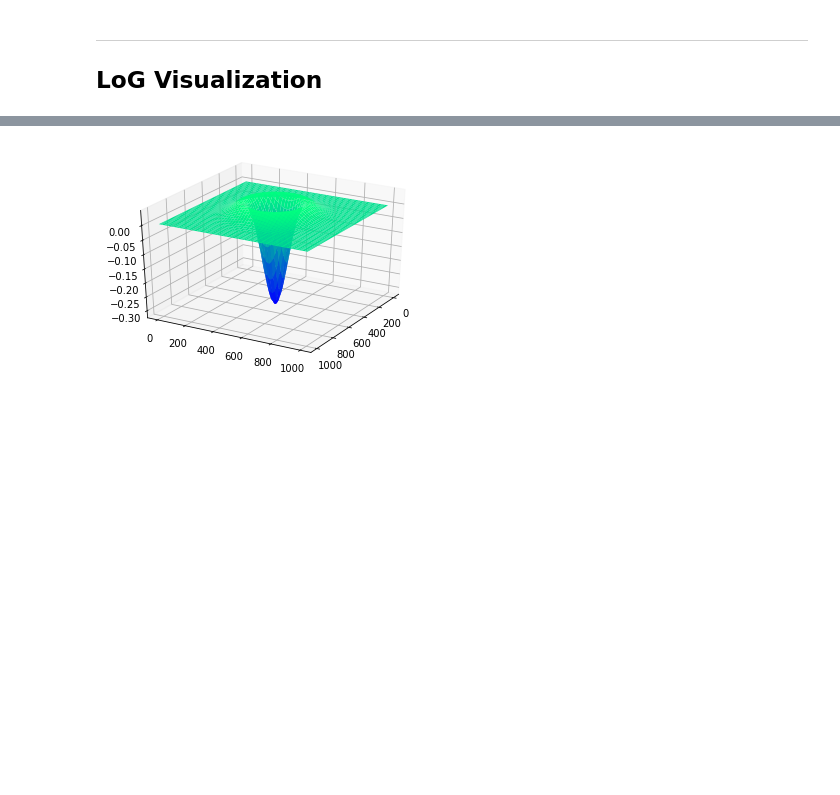
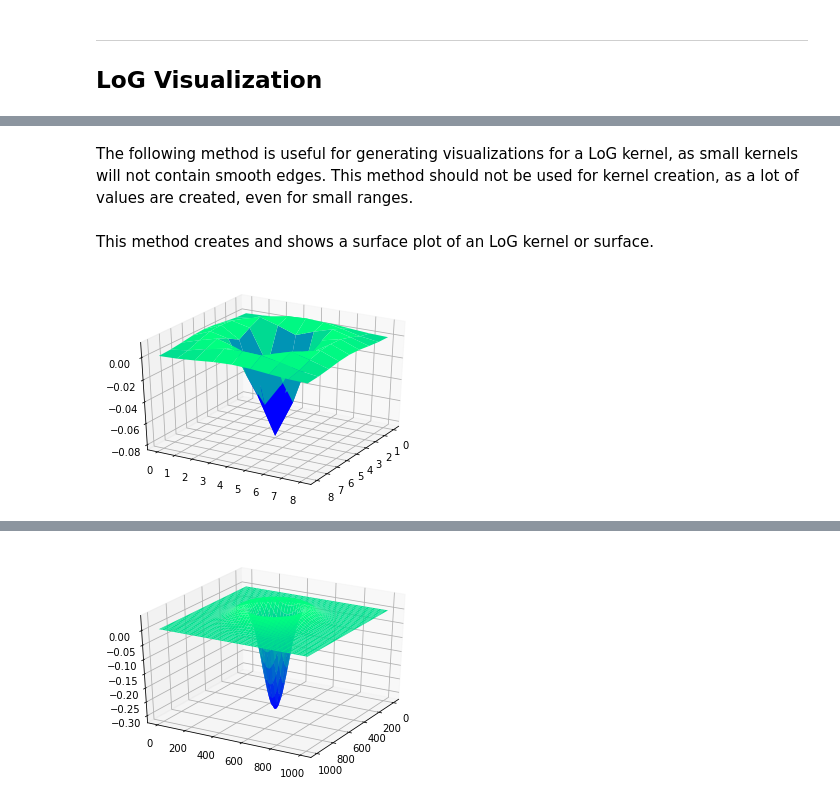
Before and after one commit to EthanWadsworth/TR_CV_Notes, a Jupyter notebook: Image_Processing/Laplacian_of_Gaussian.ipynb, the cells around one changed output, grey strips where cells are left out. Saved outputs shown, nothing was run; the diff lists cells and outputs as text; code cells hidden in the pictures; blank space fills up the shorter version.

```diff
--- a/Image_Processing/Laplacian_of_Gaussian.ipynb
+++ b/Image_Processing/Laplacian_of_Gaussian.ipynb
@@ -19 +22,14 @@ gray_flowers = cv2.cvtColor(flowers, cv2.COLOR_RGB2GRAY)
+# %%
+# seems to work - I think
+def kernel_LoG(ksize, sigma):
+    pos_off = ksize//2
+    neg_off = -pos_off
+    x, y = np.mgrid[neg_off:pos_off + 1:1, neg_off:pos_off + 1:1]
+    x = np.square(x)
+    y = np.square(y)
+    variance = np.square(sigma)
+    LoG_vals = ((1 - (x + y)/(2 * variance)) * np.exp(-(x + y)/(2 * variance))) / (-np.pi * variance * variance)
+    return LoG_vals
+# %% [markdown]
+The following method is useful for generating visualizations for a LoG kernel, as small kernels will not contain smooth edges. This method should not be used for kernel creation, as a lot of values are created, even for small ranges.
 # %%
@@ -24,6 +41,8 @@ def create_LoG(x_range, y_range, sigma):
     variance = np.square(sigma)
     LoG_vals = ((1 - (x + y)/(2 * variance)) * np.exp(-(x + y)/(2 * variance))) / (-np.pi * variance * variance)
     return LoG_vals
+# %% [markdown]
+This method creates and shows a surface plot of an LoG kernel or surface.
 # %%
 def plot_LoG(points, angle1=30, angle2=30):
     xv, yv = np.mgrid[0:len(points), 0:len(points[0])]
@@ -32,3 +51,10 @@ def plot_LoG(points, angle1=30, angle2=30):
     dem3d=ax.plot_surface(xv,yv,points, cmap='winter', edgecolor='none')
     ax.view_init(angle1, angle2)
     plt.show()
+# %%
+kernel = kernel_LoG(9, 1.4)
+# %%
+# testing kernel viz
+plot_LoG(kernel)
+# %% [output]
+[figure, added]
```
Also changed, not shown: parts of 10 cells of this notebook.
